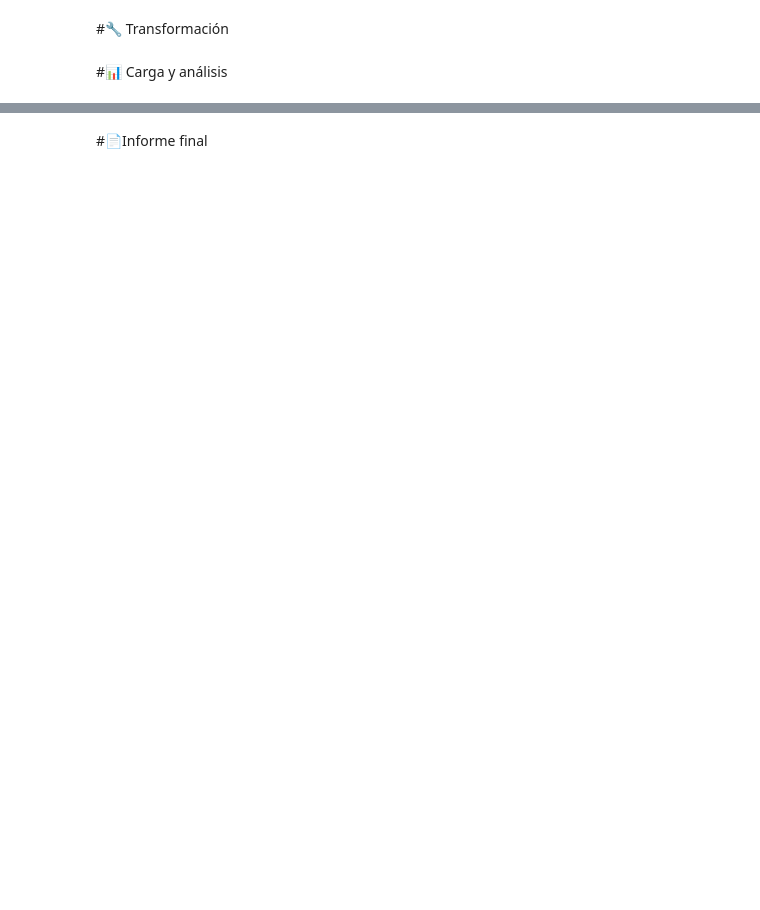
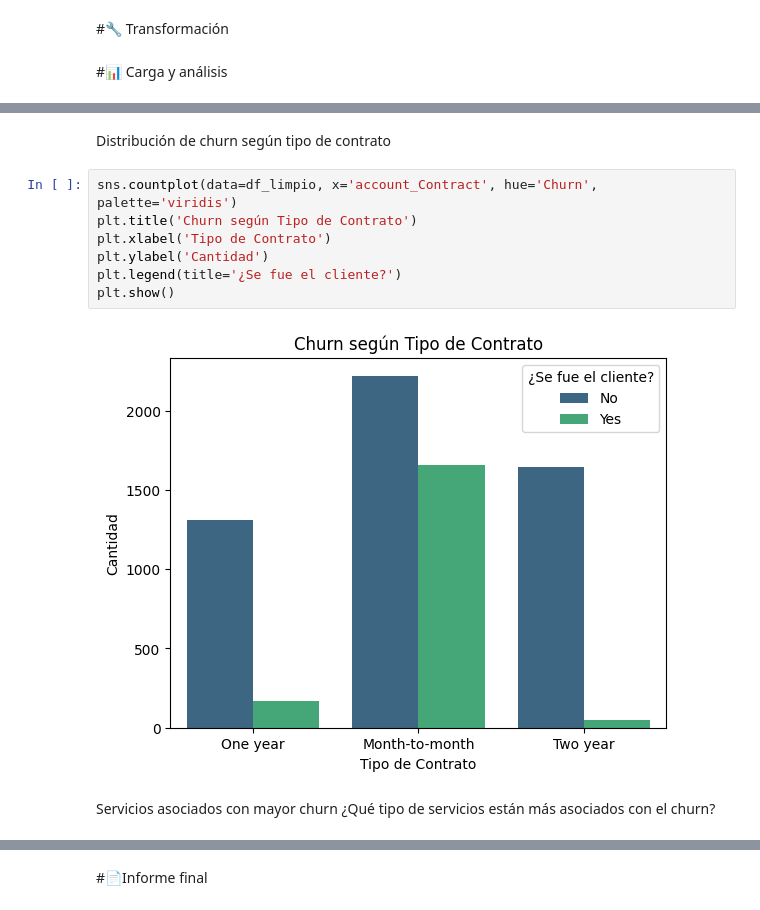
Before and after one commit to adrian-pieroni/challenge2-data-science-LATAM, a Jupyter notebook: challenge2_data_science_LATAM.ipynb, the cells around one changed output, grey strips where cells are left out. Drawn from its saved outputs; the diff is of its cells as text; blank space fills up the shorter version.

```diff
--- a/challenge2_data_science_LATAM.ipynb
+++ b/challenge2_data_science_LATAM.ipynb
@@ -96,0 +686,14 @@ Index(['customerID', 'Churn', 'customer.gender', 'customer.SeniorCitizen',
+# %% [markdown]
+Distribución de churn según tipo de contrato
+# %%
+sns.countplot(data=df_limpio, x='account_Contract', hue='Churn', palette='viridis')
+plt.title('Churn según Tipo de Contrato')
+plt.xlabel('Tipo de Contrato')
+plt.ylabel('Cantidad')
+plt.legend(title='¿Se fue el cliente?')
+plt.show()
+# %% [output]
+[figure, added]
+# %% [markdown]
+Servicios asociados con mayor churn
+¿Qué tipo de servicios están más asociados con el churn?
```
Also changed, not shown: parts of 92 cells of this notebook.
